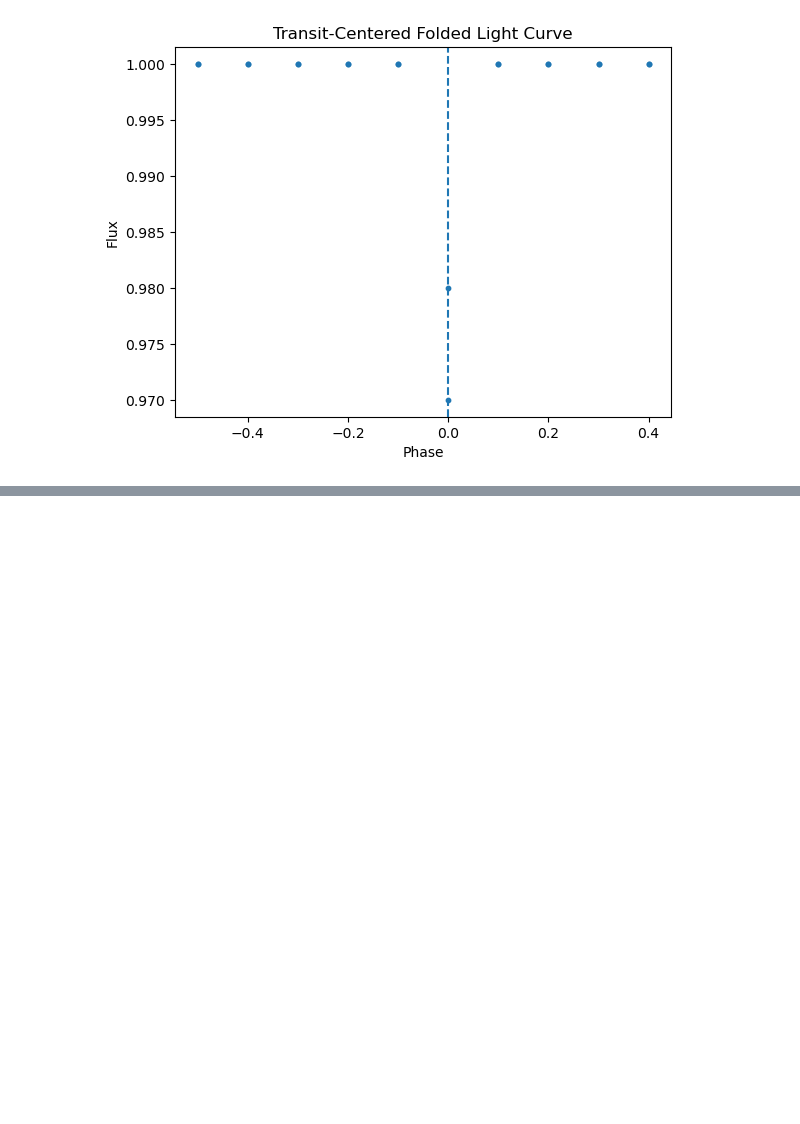
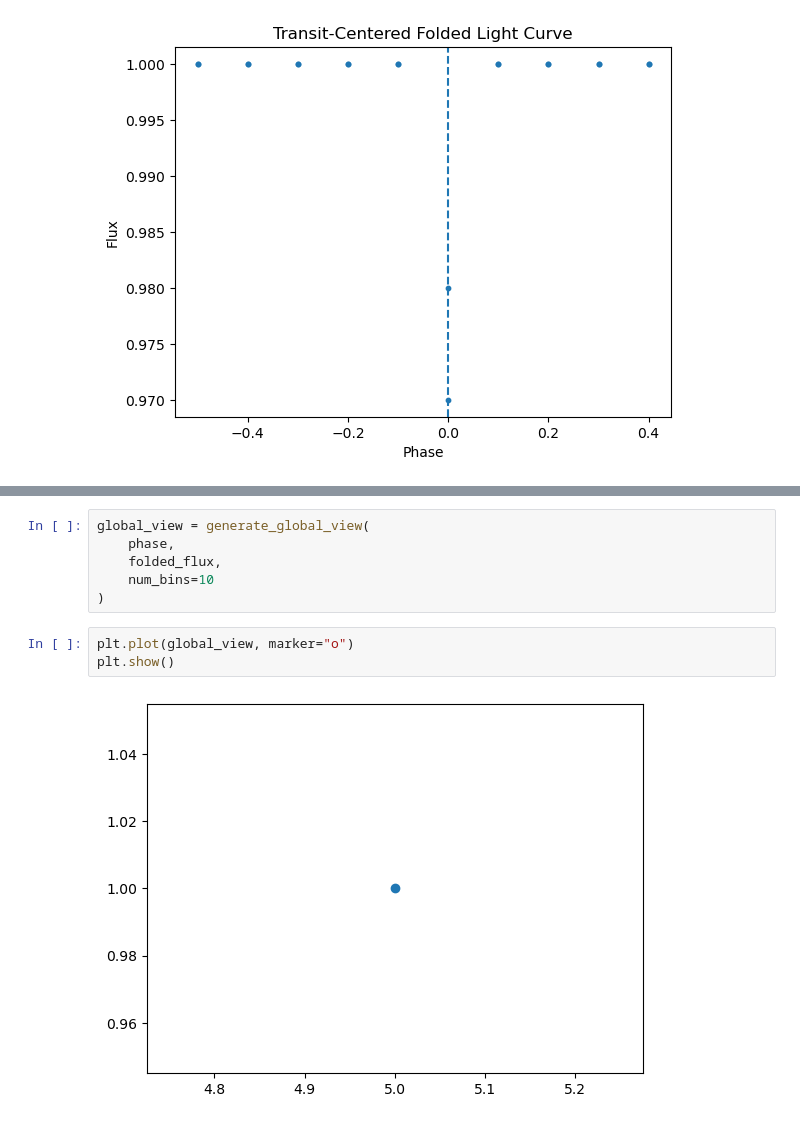
Before and after one commit to AbhijeetShk/research-implementations, a Jupyter notebook: exominer/exominer_research.ipynb, the cells around one changed output, grey strips where cells are left out. Cells and saved outputs as stored; diff of their text form; blank space fills up the shorter version.

```diff
--- a/exominer/exominer_research.ipynb
+++ b/exominer/exominer_research.ipynb
@@ -602,0 +626,11 @@ plt.show()
+# %%
+global_view = generate_global_view(
+    phase,
+    folded_flux,
+    num_bins=10
+)
+# %%
+plt.plot(global_view, marker="o")
+plt.show()
+# %% [output]
+[figure, added]
```
Also changed, not shown: parts of 6 cells of this notebook, 2 other files.
